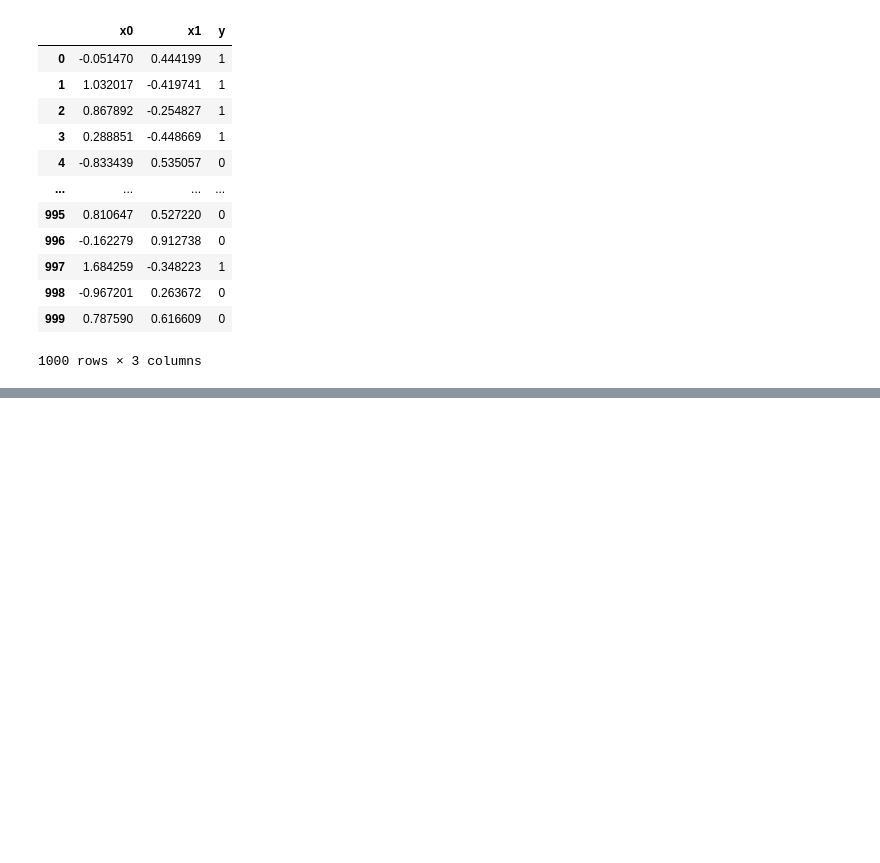
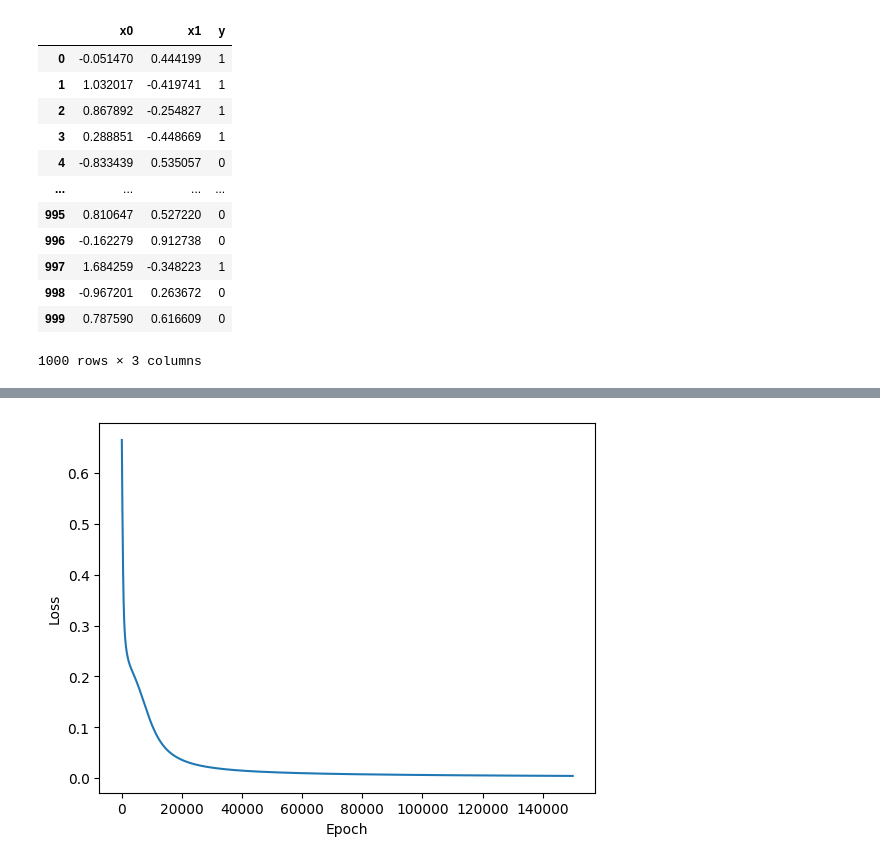
Before and after one commit to abdulquawiyy-owolabi/Deep-Learning, a Jupyter notebook: Deep_Learning_Week_1.ipynb, the cells around one changed output, grey strips where cells are left out. Drawn from its saved outputs; the diff is of its cells as text; code cells hidden in the pictures; blank space fills up the shorter version.

```diff
--- a/Deep_Learning_Week_1.ipynb
+++ b/Deep_Learning_Week_1.ipynb
@@ -522,6 +531,6 @@ def set_device():
 DEVICE = set_device()
 
 X = torch.tensor(X_orig, dtype=torch.float32, device=DEVICE)
-y = torch.tensor(y_orig, dtype=torch.float32, device=DEVICE)
+y = torch.tensor(y_orig, dtype=torch.long, device=DEVICE)
 
 print(X.shape)
@@ -558,0 +591,23 @@ y_pred
+# %%
+def train(model,  X,  y):
+  loss_function = nn.CrossEntropyLoss()
+  optimizer = torch.optim.SGD(model.parameters(), lr=0.01)
+  learning_rate = 1e-2
+  epoch = 150000
+  losses = []
+
+  for i in range(epoch):
+    y_logits = model.forward(X)
+    loss = loss_function(y_logits, y)
+    optimizer.zero_grad()
+    loss.backward()
+    optimizer.step()
+    losses.append(loss.item())
+
+    if i%1000 == 0:
+      print(f"Epoch: {i} Loss: {loss}")
+
+  return losses
+# %%
+model = NaiveNet().to(DEVICE)
+losses = train(model, X, y)
@@ -558,0 +632,7 @@ y_pred
+# %%
+plt.plot(losses)
+plt.xlabel("Epoch")
+plt.ylabel("Loss")
+plt.show()
+# %% [output]
+[figure, added]
```
Also changed, not shown: parts of 29 cells of this notebook.
